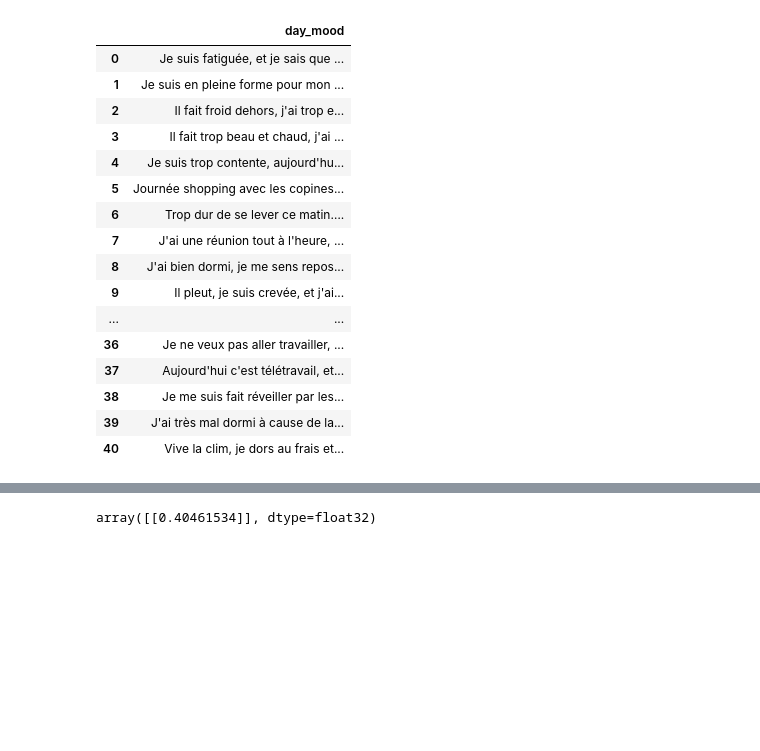
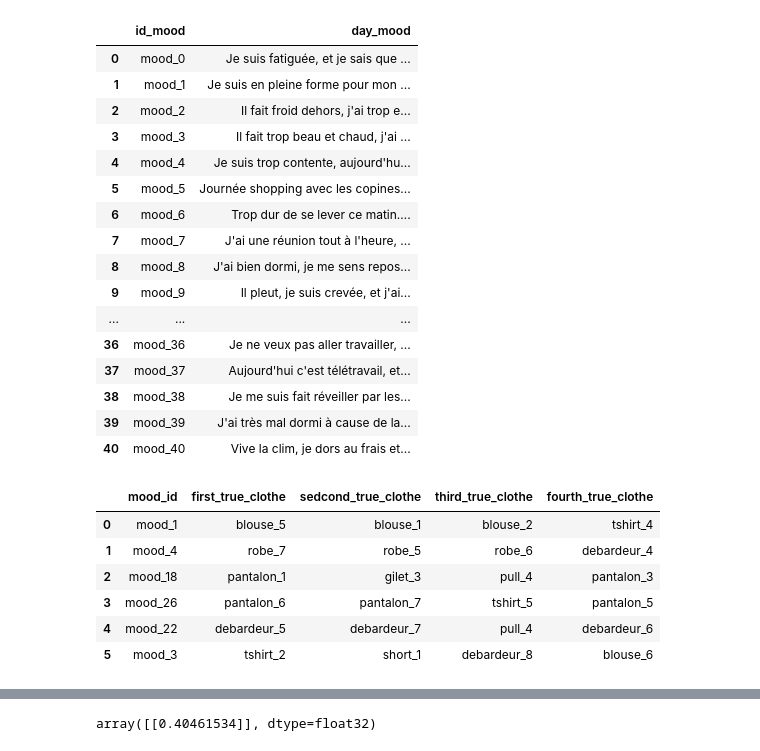
Before and after one commit to Jedha-s-project/Clothes_recommendation, a Jupyter notebook: sentence_transformer.ipynb, the cells around one changed output, grey strips where cells are left out. Saved outputs shown, nothing was run; the diff lists cells and outputs as text; code cells hidden in the pictures; blank space fills up the shorter version.

```diff
--- a/sentence_transformer.ipynb
+++ b/sentence_transformer.ipynb
@@ -25,27 +25,37 @@ df_clothes
 | 55 | pantalon_6 | pantalon | Idéal pour le weekend, trainer à ... |
 # %%
 df_mood = pd.read_excel("./Dataset/Mood_table.xlsx")
+df_mood
+# %% [output]
+|  | id_mood | day_mood |
+| 0 | mood_0 | Je suis fatiguée, et je sais que ... |
+| 1 | mood_1 | Je suis en pleine forme pour mon ... |
+| 2 | mood_2 | Il fait froid dehors, j'ai trop e... |
+| 3 | mood_3 | Il fait trop beau et chaud, j'ai ... |
+| 4 | mood_4 | Je suis trop contente, aujourd'hu... |
+| 5 | mood_5 | Journée shopping avec les copines... |
+| 6 | mood_6 | Trop dur de se lever ce matin…. |
+| 7 | mood_7 | J'ai une réunion tout à l'heure, ... |
+| 8 | mood_8 | J'ai bien dormi, je me sens repos... |
+| 9 | mood_9 | Il pleut, je suis crevée, et j'ai... |
+| ... | ... | ... |
+| 36 | mood_36 | Je ne veux pas aller travailler, ... |
+| 37 | mood_37 | Aujourd'hui c'est télétravail, et... |
+| 38 | mood_38 | Je me suis fait réveiller par les... |
+| 39 | mood_39 | J'ai très mal dormi à cause de la... |
+| 40 | mood_40 | Vive la clim, je dors au frais et... |
-# %%
-df_mood = df_mood.drop(["Unnamed: 0"], axis=1)
-df_mood
-# %% [output]
-|  | day_mood |
-| 0 | Je suis fatiguée, et je sais que ... |
-| 1 | Je suis en pleine forme pour mon ... |
-| 2 | Il fait froid dehors, j'ai trop e... |
-| 3 | Il fait trop beau et chaud, j'ai ... |
-| 4 | Je suis trop contente, aujourd'hu... |
-| 5 | Journée shopping avec les copines... |
-| 6 | Trop dur de se lever ce matin…. |
-| 7 | J'ai une réunion tout à l'heure, ... |
-| 8 | J'ai bien dormi, je me sens repos... |
-| 9 | Il pleut, je suis crevée, et j'ai... |
-| ... | ... |
-| 36 | Je ne veux pas aller travailler, ... |
-| 37 | Aujourd'hui c'est télétravail, et... |
-| 38 | Je me suis fait réveiller par les... |
-| 39 | J'ai très mal dormi à cause de la... |
-| 40 | Vive la clim, je dors au frais et... |
+# %%
+df_true_clothes = pd.read_excel("./Dataset/true_clothes.xlsx")
+df_true_clothes = df_true_clothes.rename(columns={"Unnamed: 0": "mood_id"})
+df_true_clothes
+# %% [output]
+|  | mood_id | first_true_clothe | sedcond_true_clothe | third_true_clothe | fourth_true_clothe |
+| 0 | mood_1 | blouse_5 | blouse_1 | blouse_2 | tshirt_4 |
+| 1 | mood_4 | robe_7 | robe_5 | robe_6 | debardeur_4 |
+| 2 | mood_18 | pantalon_1 | gilet_3 | pull_4 | pantalon_3 |
+| 3 | mood_26 | pantalon_6 | pantalon_7 | tshirt_5 | pantalon_5 |
+| 4 | mood_22 | debardeur_5 | debardeur_7 | pull_4 | debardeur_6 |
+| 5 | mood_3 | tshirt_2 | short_1 | debardeur_8 | blouse_6 |
 # %%
 import sklearn
 from sklearn.metrics.pairwise import cosine_similarity
```
Also changed, not shown: parts of 20 cells of this notebook.
